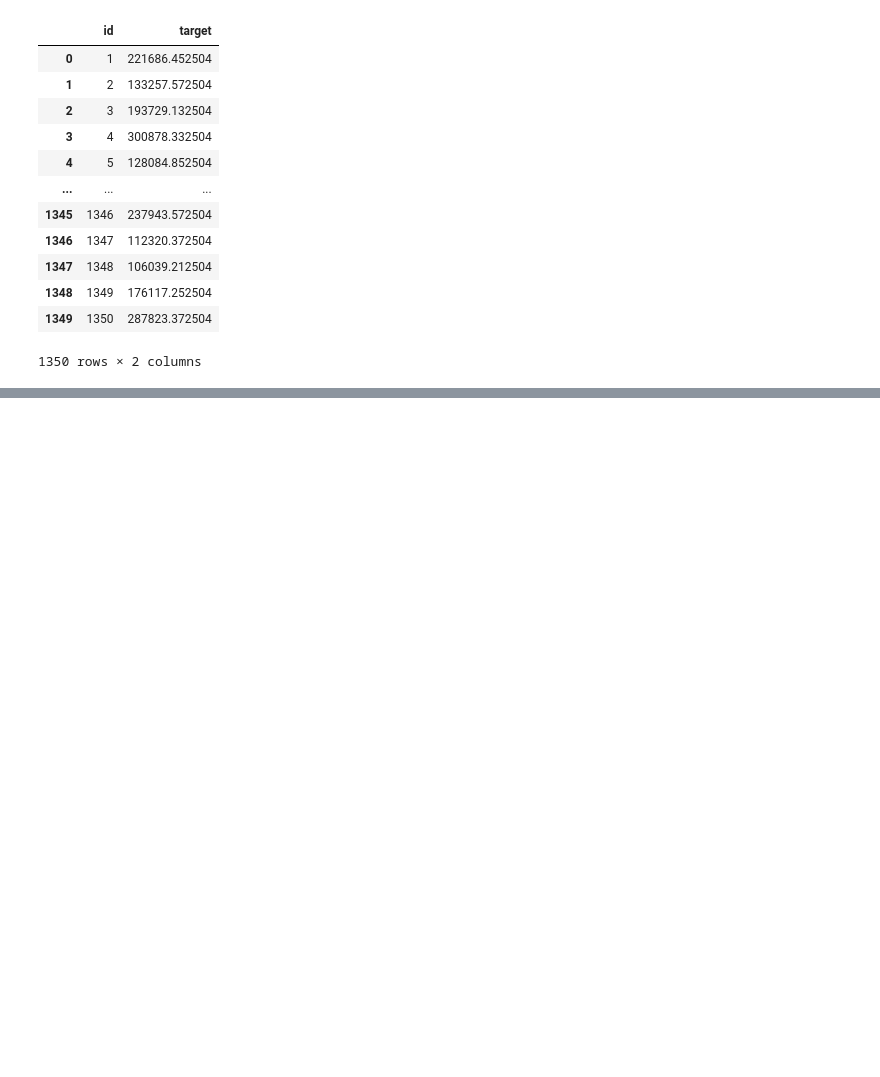
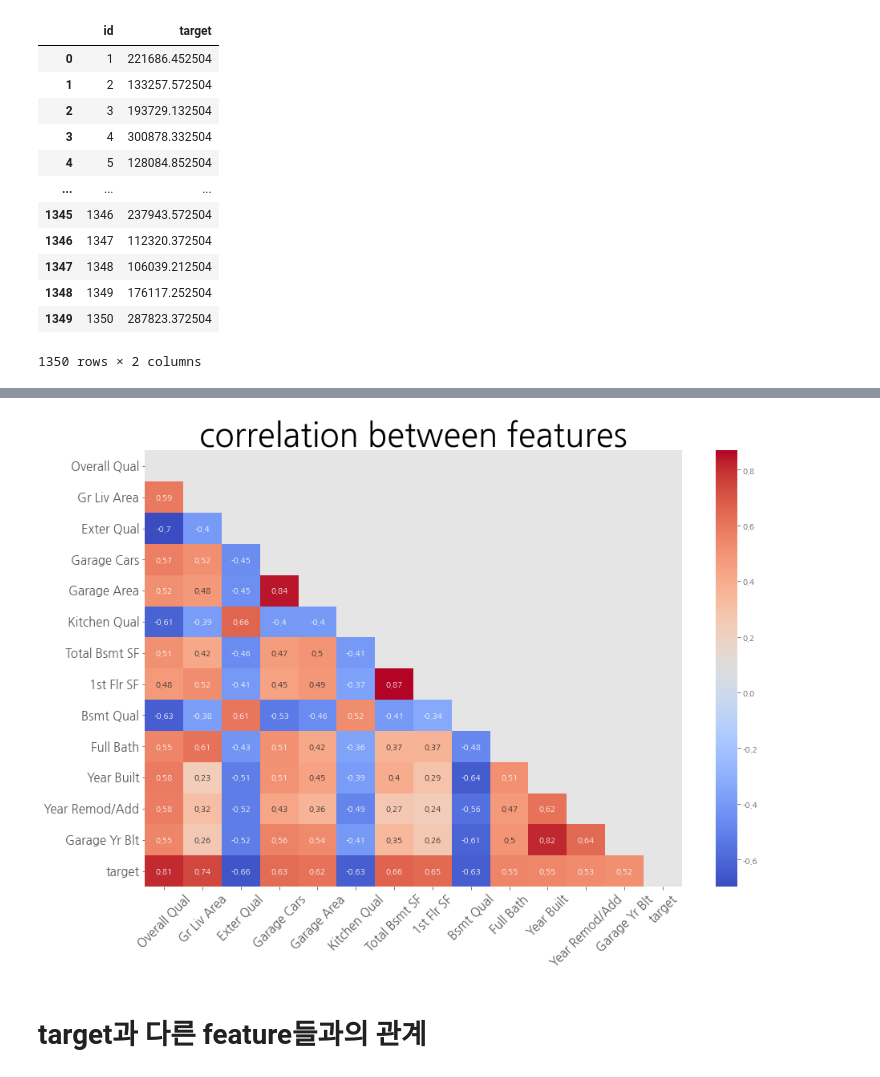
Before and after one commit to parktaeshin/dacon, a Jupyter notebook: dacon집값예측/baseline.ipynb, the cells around one changed output, grey strips where cells are left out. Cells and saved outputs as stored; diff of their text form; code cells hidden in the pictures; blank space fills up the shorter version.

```diff
--- a/dacon집값예측/baseline.ipynb
+++ b/dacon집값예측/baseline.ipynb
@@ -203,0 +350,5 @@ submission.to_csv("submission.csv", index=False)
+# %%
+from sklearn.preprocessing import LabelEncoder
+
+corr_df = data.copy()
+corr_df[corr_df.columns[corr_df.dtypes == "O"]] = corr_df[corr_df.columns[corr_df.dtypes == "O"]].astype(str).apply(LabelEncoder().fit_transform)
@@ -203,0 +363,16 @@ submission.to_csv("submission.csv", index=False)
+# %%
+#상관관계 분석도
+plt.figure(figsize=(15,10))
+
+heat_table = corr_df.corr()
+mask = np.zeros_like(heat_table)
+mask[np.triu_indices_from(mask)] = True
+heatmap_ax = sns.heatmap(heat_table, annot=True, mask = mask, cmap='coolwarm')
+heatmap_ax.set_xticklabels(heatmap_ax.get_xticklabels(), fontsize=15, rotation=45)
+heatmap_ax.set_yticklabels(heatmap_ax.get_yticklabels(), fontsize=15)
+plt.title('correlation between features', fontsize=40)
+plt.show()
+# %% [output]
+[figure, added]
+# %% [markdown]
+# target과 다른 feature들과의 관계
```
Also changed, not shown: parts of 19 cells of this notebook.
